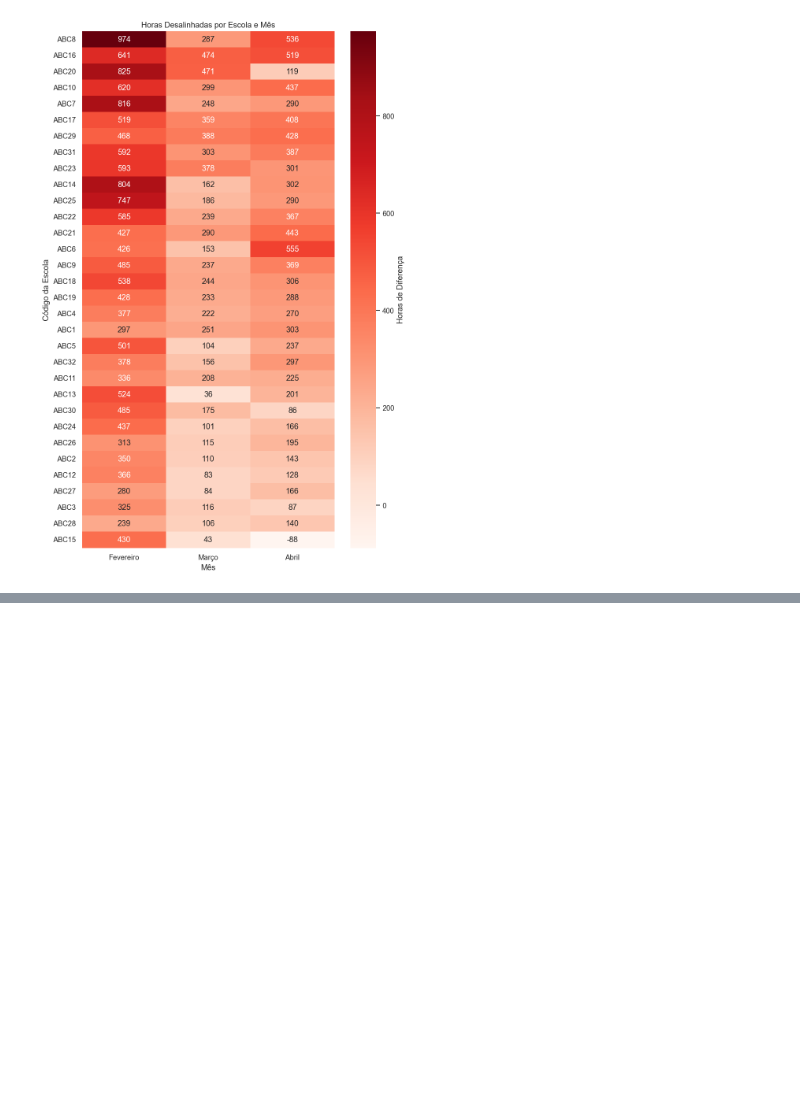
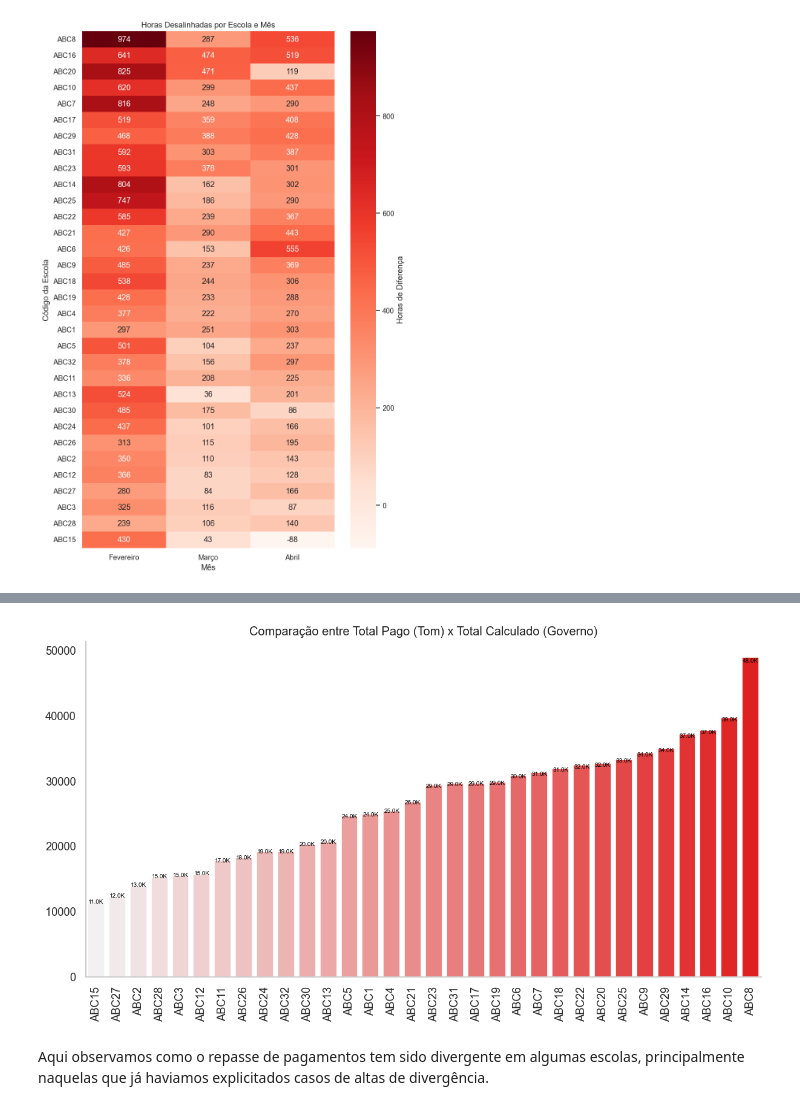
Before and after one commit to raulward/tec_case_tom_educacao, a Jupyter notebook: notebooks/main.ipynb, the cells around one changed output, grey strips where cells are left out. Saved outputs shown, nothing was run; the diff lists cells and outputs as text; code cells hidden in the pictures; blank space fills up the shorter version.

```diff
--- a/notebooks/main.ipynb
+++ b/notebooks/main.ipynb
@@ -1459,0 +1676,12 @@ Novamente, Feveiro denota situaçoes alarmantes para a diferença entre as escol
+# %%
+schools_values_grouped = (
+    complete_grouped_values
+    .groupby('codigo_escola')
+    .agg({
+        'total_payed_tom': 'sum',
+        'total_payed_gov': 'sum'
+    })
+    .reset_index()
+)
+
+schools_values_grouped
@@ -1459,0 +1706,34 @@ Novamente, Feveiro denota situaçoes alarmantes para a diferença entre as escol
+# %%
+schools_values_grouped['diff_abs'] = schools_values_grouped['total_payed_tom'] - schools_values_grouped['total_payed_gov']
+
+schools_values_grouped.sort_values('diff_abs', inplace=True)
+# %%
+
+
+plt.figure(figsize=(12, 6))
+
+ax = sns.barplot(data=schools_values_grouped, x='codigo_escola', y='diff_abs', palette=red_palette)
+ax.set_title('Comparação entre Total Pago (Tom) x Total Calculado (Governo)')
+ax.set_xlabel('')
+ax.set_ylabel('')
+ax.tick_params(axis='x', labelrotation=90)
+
+for spine in ['top', 'right']:
+    ax.spines[spine].set_visible(False)
+
+ax.grid(False)
+
+for bar in ax.patches:
+    x = bar.get_width()/ 2 + bar.get_x()
+    y = bar.get_height()
+    ax.text(
+        x=x, y=y*0.98, s=f'{y // 1000}K',
+        color='black', fontsize=6,
+        va='bottom', ha='center'
+    )
+
+plt.show()
+# %% [output]
+[figure, added]
+# %% [markdown]
+Aqui observamos como o repasse de pagamentos tem sido divergente em algumas escolas, principalmente naquelas que já haviamos explicitados casos de altas de divergência.
```
Also changed, not shown: parts of 19 cells of this notebook.
